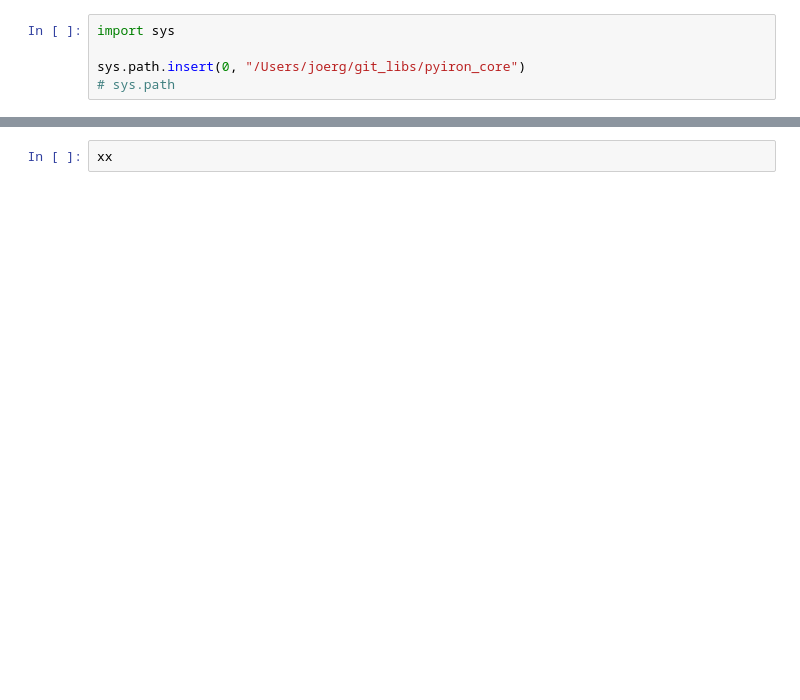
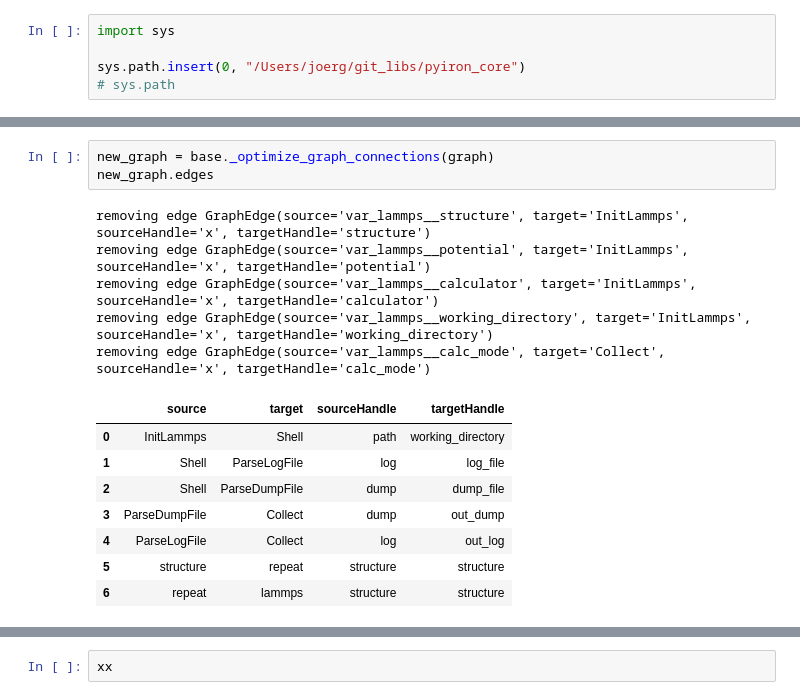
Before and after one commit to pyiron/pyiron_core, a Jupyter notebook: notebooks/pyiron_core_dev.ipynb, the cells around one changed output, grey strips where cells are left out. Saved outputs shown, nothing was run; the diff lists cells and outputs as text; blank space fills up the shorter version.

```diff
--- a/notebooks/pyiron_core_dev.ipynb
+++ b/notebooks/pyiron_core_dev.ipynb
@@ -46,0 +86,17 @@ NameError: name 'pf' is not defined
+# %%
+new_graph = base._optimize_graph_connections(graph)
+new_graph.edges
+# %% [output]
+removing edge GraphEdge(source='var_lammps__structure', target='InitLammps', sourceHandle='x', targetHandle='structure')
+removing edge GraphEdge(source='var_lammps__potential', target='InitLammps', sourceHandle='x', targetHandle='potential')
+removing edge GraphEdge(source='var_lammps__calculator', target='InitLammps', sourceHandle='x', targetHandle='calculator')
+removing edge GraphEdge(source='var_lammps__working_directory', target='InitLammps', sourceHandle='x', targetHandle='working_directory')
+removing edge GraphEdge(source='var_lammps__calc_mode', target='Collect', sourceHandle='x', targetHandle='calc_mode')
+|  | source | target | sourceHandle | targetHandle |
+| 0 | InitLammps | Shell | path | working_directory |
+| 1 | Shell | ParseLogFile | log | log_file |
+| 2 | Shell | ParseDumpFile | dump | dump_file |
+| 3 | ParseDumpFile | Collect | dump | out_dump |
+| 4 | ParseLogFile | Collect | log | out_log |
+| 5 | structure | repeat | structure | structure |
+| 6 | repeat | lammps | structure | structure |
```
Also changed, not shown: parts of 32 cells of this notebook, 2 other files.
